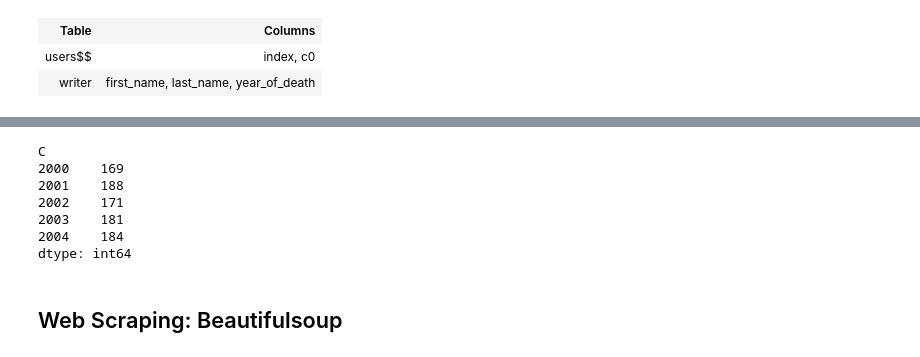
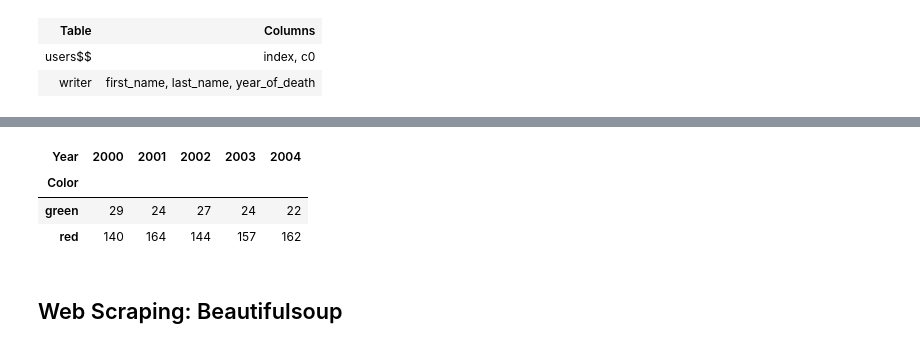
Before and after one commit to winpython/winpython_afterdoc, a Jupyter notebook: docs/Winpython_checker.ipynb, the cells around one changed output, grey strips where cells are left out. Drawn from its saved outputs; the diff is of its cells as text; code cells hidden in the pictures.

```diff
--- a/docs/Winpython_checker.ipynb
+++ b/docs/Winpython_checker.ipynb
@@ -458,13 +464,10 @@ datas.head()
 # %%
-datas.query('B > 0').groupby('C').size()
+datas.query('Measure > 0').groupby(['Color','Year']).size().unstack()
 # %% [output]
-C
-2000    169
-2001    188
-2002    171
-2003    181
-2004    184
-dtype: int64
+| Year | 2000 | 2001 | 2002 | 2003 | 2004 |
+| Color |  |  |  |  |  |
+| green | 29 | 24 | 27 | 24 | 22 |
+| red | 140 | 164 | 144 | 157 | 162 |
 # %% [markdown]
 ## Web Scraping: Beautifulsoup
 # %%
```
Also changed, not shown: parts of 12 cells of this notebook.
